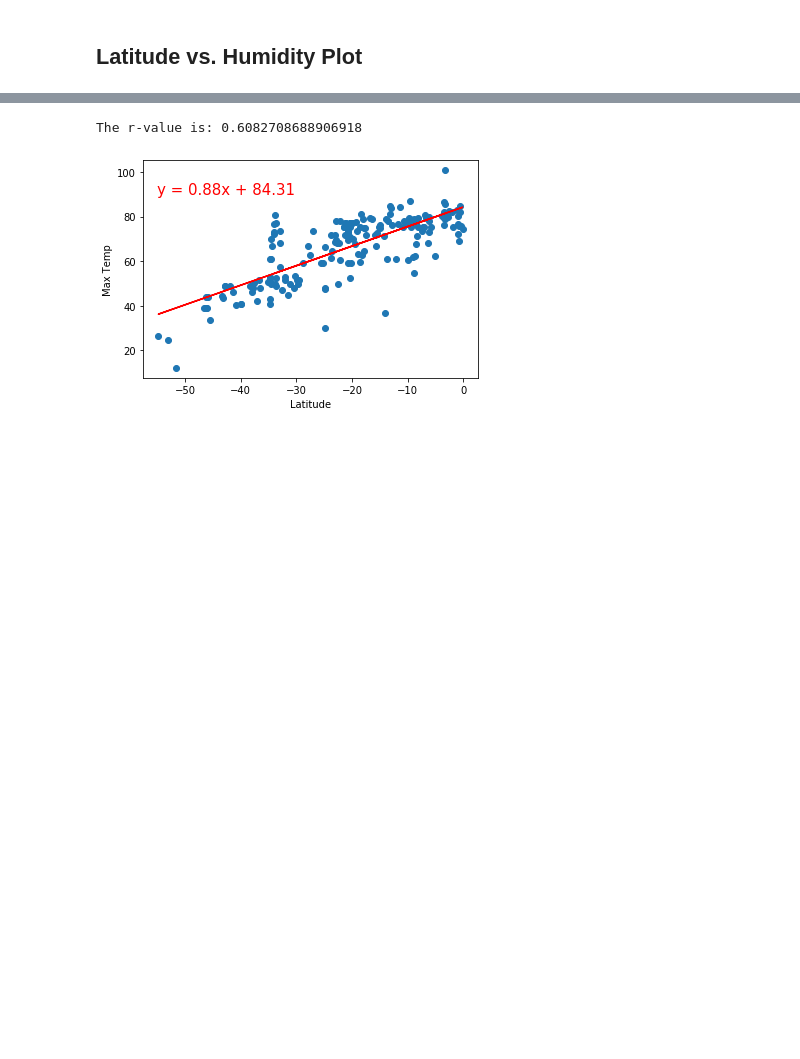
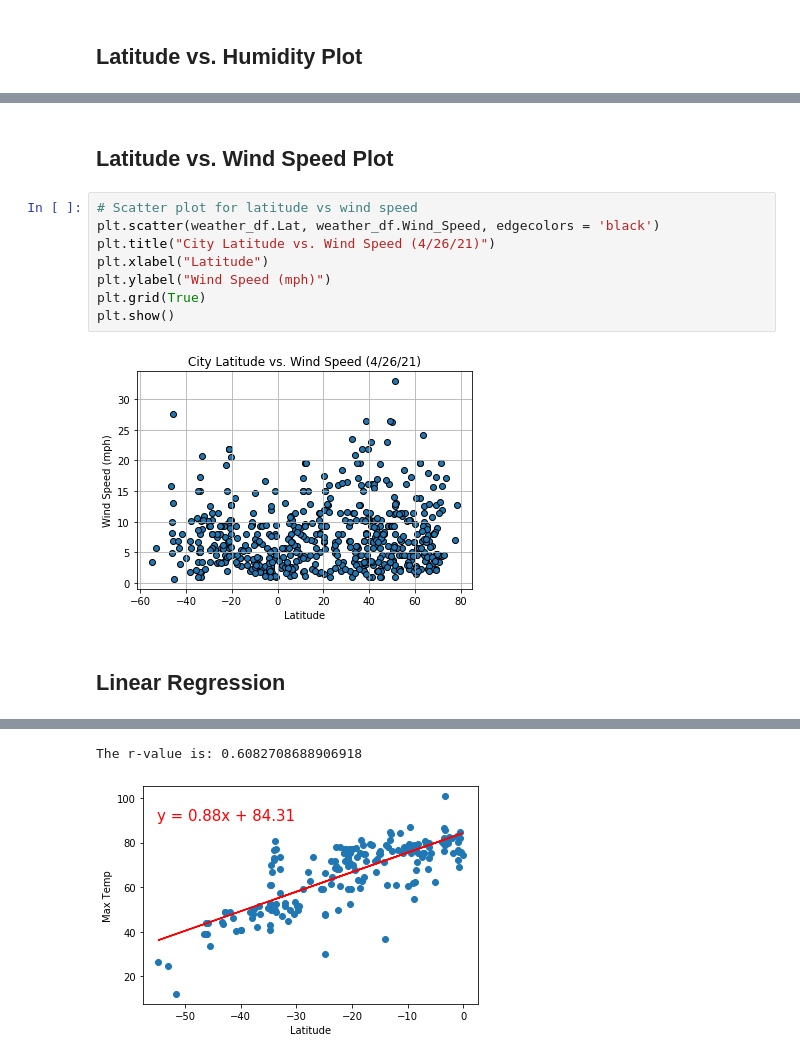
Before and after one commit to sunwoo-kim20/python-api-challenge, a Jupyter notebook: WeatherPy.ipynb, the cells around one changed output, grey strips where cells are left out. Saved outputs shown, nothing was run; the diff lists cells and outputs as text; blank space fills up the shorter version.

```diff
--- a/WeatherPy.ipynb
+++ b/WeatherPy.ipynb
@@ -194,0 +217,14 @@ plt.show()
+# %% [markdown]
+## Latitude vs. Wind Speed Plot
+# %%
+# Scatter plot for latitude vs wind speed
+plt.scatter(weather_df.Lat, weather_df.Wind_Speed, edgecolors = 'black')
+plt.title("City Latitude vs. Wind Speed (4/26/21)")
+plt.xlabel("Latitude")
+plt.ylabel("Wind Speed (mph)")
+plt.grid(True)
+plt.show()
+# %% [output]
+[figure, added]
+# %% [markdown]
+## Linear Regression
```
Also changed, not shown: parts of 16 cells of this notebook.
